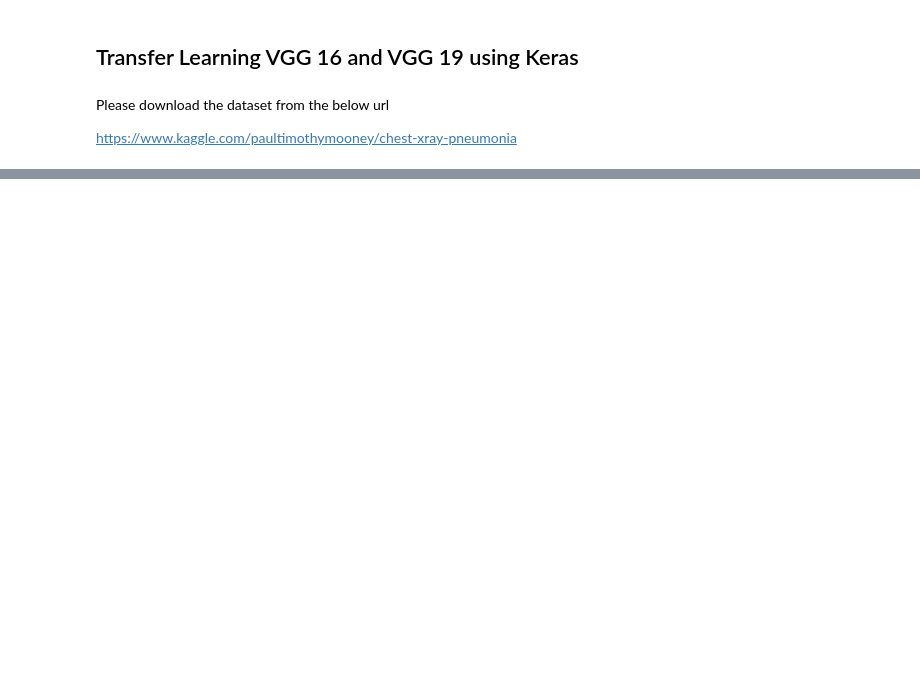
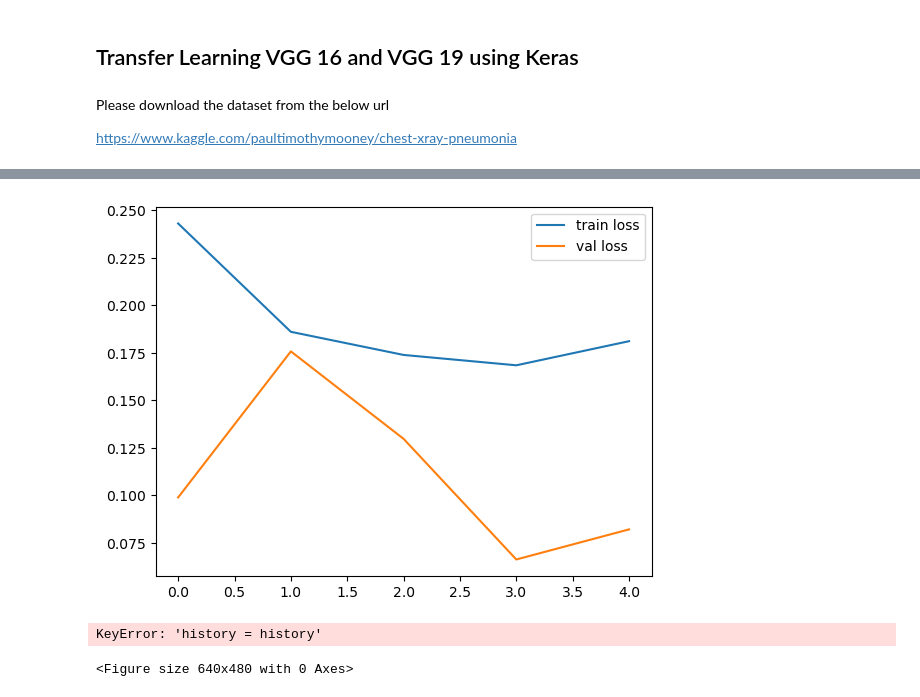
Before and after one commit to Maverick742926/Edema-Detection-System, a Jupyter notebook: Transfer Learning VGG 16.ipynb, the cells around one changed output, grey strips where cells are left out. Cells and saved outputs as stored; diff of their text form; code cells hidden in the pictures; blank space fills up the shorter version.

```diff
--- a/Transfer Learning VGG 16.ipynb
+++ b/Transfer Learning VGG 16.ipynb
@@ -47,7 +41,7 @@ for layer in vgg.layers:
     layer.trainable = False
 # %%
   # useful for getting number of output classes
-folders = glob('dataset_pneumonia_chest_xrays\archive\chest_xray\chest_xray\train/*')
+folders = glob('train/*')
 # %%
 # our layers - you can add more if you want
 x = Flatten()(vgg.output)
@@ -102,6 +96,6 @@ pwd
 # %%
-# Make sure you provide the same target size as initialied for the image size
-training_set = train_datagen.flow_from_directory('dataset_pneumonia_chest_xrays\archive\chest_xray\chest_xray\train',
+# Make sure you provide the same target size as initialied for the image sizeS
+training_set = train_datagen.flow_from_directory('train',
                                                  target_size = (224, 224),
                                                  batch_size = 32,
                                                  class_mode = 'categorical')
@@ -110,5 +104,5 @@ OSError: [WinError 123] The filename, directory name, or volume label syntax is
 # %%
-test_set = test_datagen.flow_from_directory('dataset_pneumonia_chest_xrays\archive\chest_xray\chest_xray\test',
+test_set = test_datagen.flow_from_directory('test',
                                             target_size = (224, 224),
                                             batch_size = 32,
                                             class_mode = 'categorical')
@@ -132,17 +136,21 @@ Epoch 1/5
 # %%
 # plot the loss
 plt.plot(r.history['loss'], label='train loss')
 plt.plot(r.history['val_loss'], label='val loss')
 plt.legend()
 plt.show()
 plt.savefig('LossVal_loss')
 
 # plot the accuracy
-plt.plot(r.history['acc'], label='train acc')
-plt.plot(r.history['val_acc'], label='val acc')
+plt.plot(r.history['history = history'], label='train acc')
+plt.plot(r.history['val_accuracy'], label='val acc')
 plt.legend()
 plt.show()
 plt.savefig('AccVal_acc')
+# %% [output]
+[figure, added]
+KeyError: 'history = history'
+<Figure size 640x480 with 0 Axes>
 # %%
 # save it as a h5 file
 
```
Also changed, not shown: parts of 30 cells of this notebook, 4 other files.
